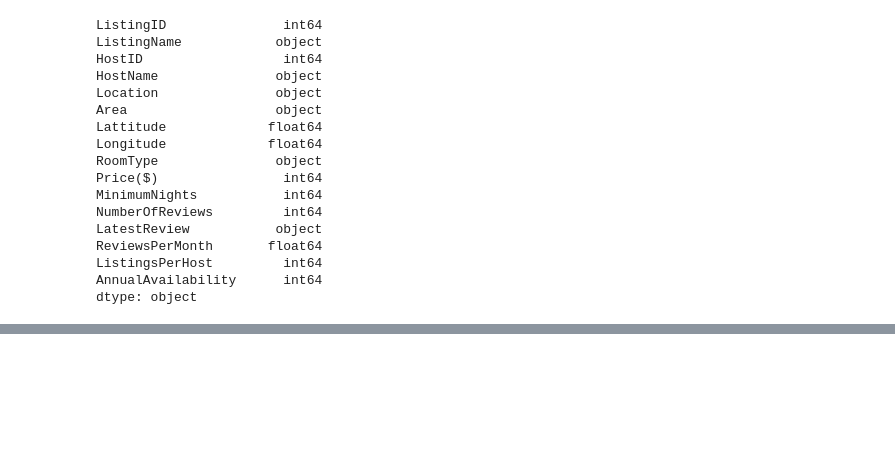
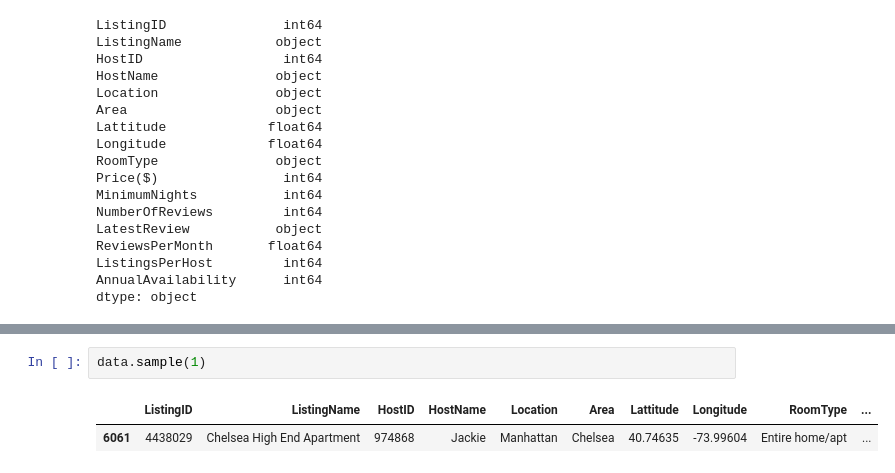
Before and after one commit to Jarmos-san/NYCAirbnbOpenData, a Jupyter notebook: NYC_Airbnb_Open_Data.ipynb, the cells around one changed output, grey strips where cells are left out. Saved outputs shown, nothing was run; the diff lists cells and outputs as text; blank space fills up the shorter version.

```diff
--- a/NYC_Airbnb_Open_Data.ipynb
+++ b/NYC_Airbnb_Open_Data.ipynb
@@ -187,0 +233,5 @@ dtype: object
+# %%
+data.sample(1)
+# %% [output]
+|  | ListingID | ListingName | HostID | HostName | Location | Area | Lattitude | Longitude | RoomType | ... |
+| 6061 | 4438029 | Chelsea High End Apartment | 974868 | Jackie | Manhattan | Chelsea | 40.74635 | -73.99604 | Entire home/apt | ... |
```
Also changed, not shown: parts of 21 cells of this notebook.
